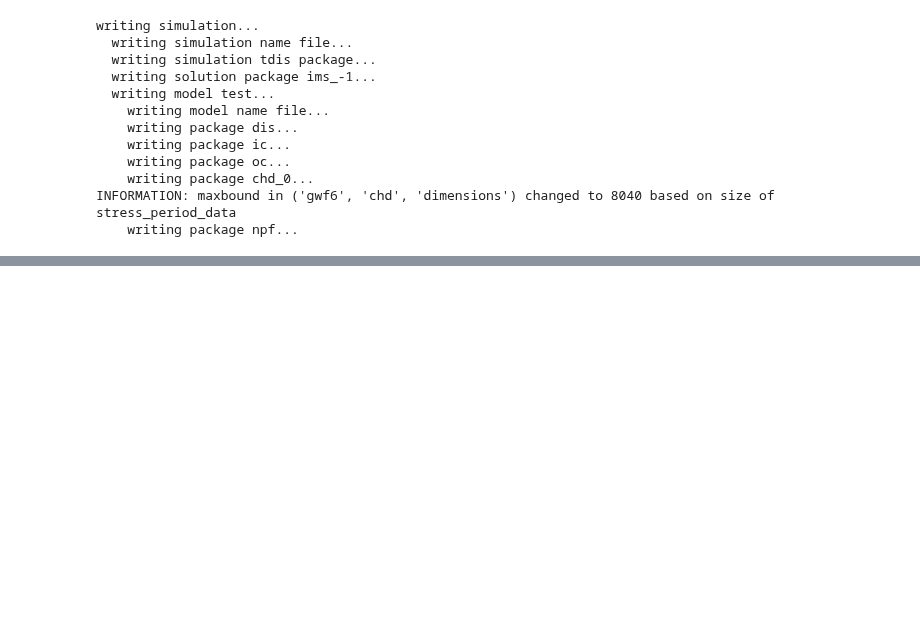
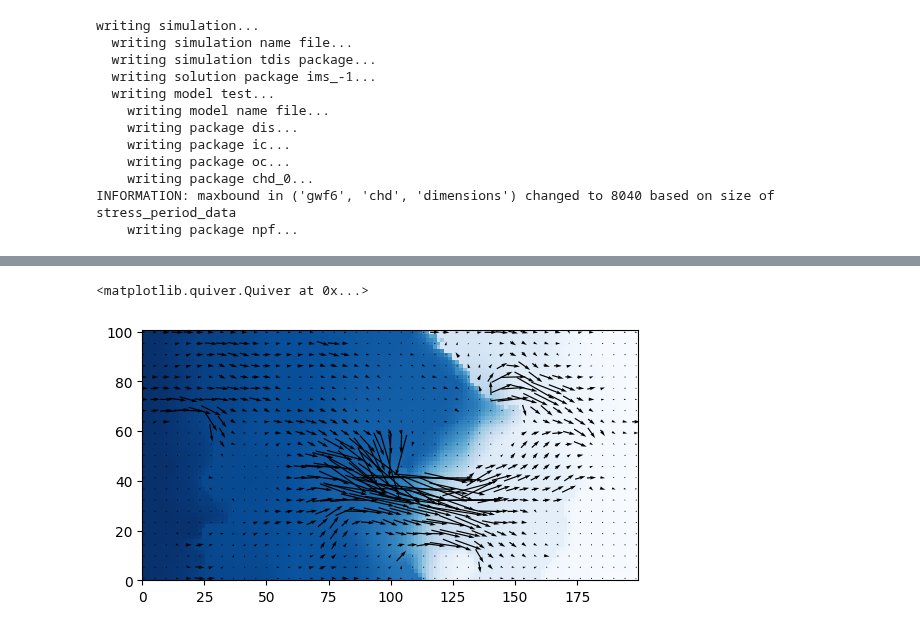
Before and after one commit to randlab/ArchPy, a Jupyter notebook: dev/flow_simulation/simple_coupling.ipynb, the cells around one changed output, grey strips where cells are left out. Saved outputs shown, nothing was run; the diff lists cells and outputs as text; code cells hidden in the pictures; blank space fills up the shorter version.

```diff
--- a/dev/flow_simulation/simple_coupling.ipynb
+++ b/dev/flow_simulation/simple_coupling.ipynb
@@ -418,7 +607,7 @@ class archpy2modfloww:
 # %%
-archpy_flow = archpy2modfloww(T1, exe_name="../../../../exe/mf6.exe")
+archpy_flow = archpy2modflow(T1, exe_name="../../../../exe/mf6.exe")
 archpy_flow.create_sim(grid_mode="archpy", iu=0)
-archpy_flow.set_k(0, 0, 0, log=True)
+archpy_flow.set_k("K", 0, 0, 0, log=True)
 # %% [output]
 Simulation created
 To retrieve the simulation, use the get_sim() method
@@ -482,7 +671,10 @@ for cellid in lst_chd:
 
 chd = fp.mf6.ModflowGwfchd(gwf, stress_period_data=chd_data, save_flows=True)
 # %%
-archpy_flow.set_k(0, 0, 0, k = np.ones((gwf.modelgrid.nlay, gwf.modelgrid.nrow, gwf.modelgrid.ncol))*2e-3)
+# archpy_flow.set_k("K", 0, 0, 0, k = np.ones((gwf.modelgrid.nlay, gwf.modelgrid.nrow, gwf.modelgrid.ncol))*2e-3)
+archpy_flow.set_k(k_key = "K",
+                  iu=0, ifa=0, ip=0,
+                  log=True)
 # %%
 sim.write_simulation()
 # %% [output]
@@ -541,7 +719,5 @@ review, the USGS reserves the right to update the software as needed
  Normal termination of simulation.
 (True, [])
 # %%
-heads = archpy_flow.get_heads()
-archpy_flow.set_strt(heads=heads)
-
-archpy_flow.set_k(0, 0, 0, log=True)
+# heads = archpy_flow.get_heads()
+# archpy_flow.set_strt(heads=heads)
@@ -547,0 +752,14 @@ archpy_flow.set_k(0, 0, 0, log=True)
+# %%
+cobj = gwf.output.budget()
+qx, qy, qz = fp.utils.postprocessing.get_specific_discharge(
+        cobj.get_data(text="DATA-SPDIS", kstpkper=(0, 0))[0], gwf)
+# %%
+from flopy.plot import PlotMapView
+mapview = PlotMapView(model=gwf, layer=2)
+quadmesh = mapview.plot_array(heads, cmap="Blues")
+# quadmesh = mapview.contour_array(heads, cmap="jet", levels=10)
+# quadmesh = mapview.plot_array(np.log10(gwf.npf.k.array), cmap="viridis")
+mapview.plot_vector(qx, qy, color="black", istep=3, jstep=3)
+# %% [output]
+<matplotlib.quiver.Quiver at 0x...>
+[figure, added]
```
Also changed, not shown: parts of 48 cells of this notebook, 39 other files.
